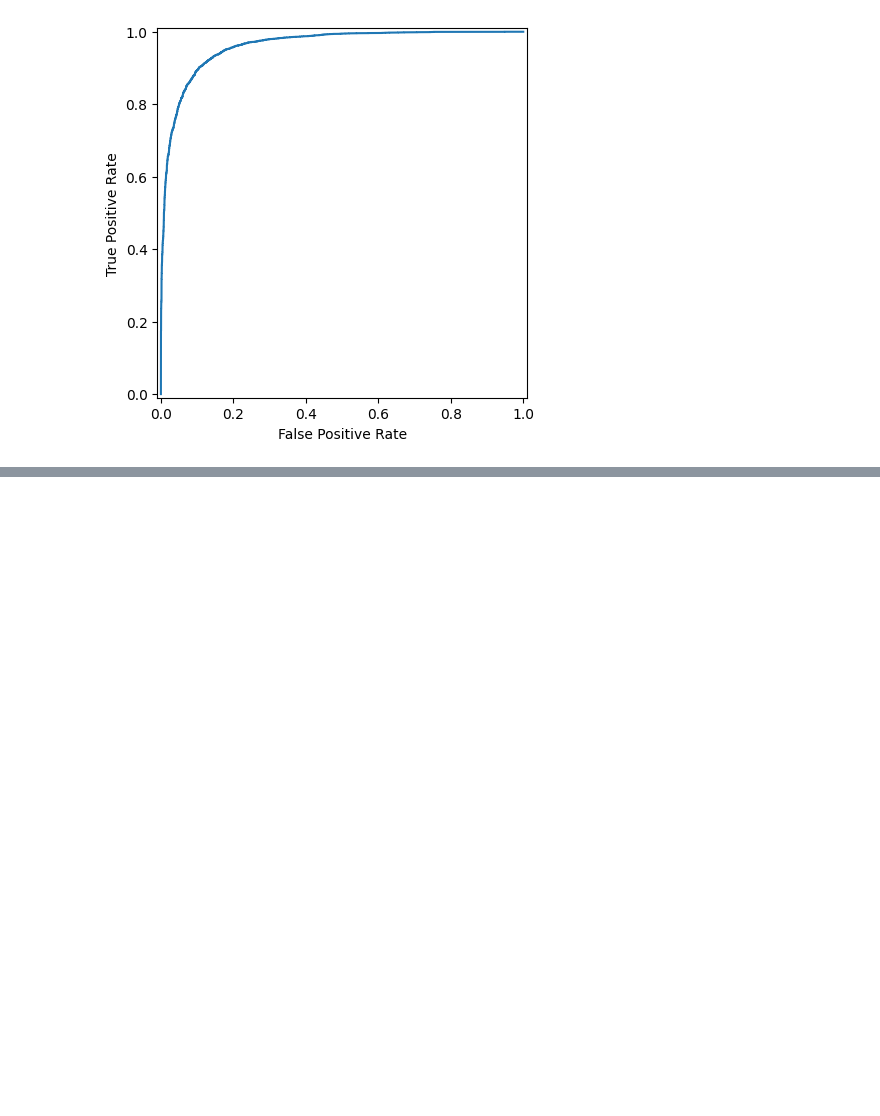
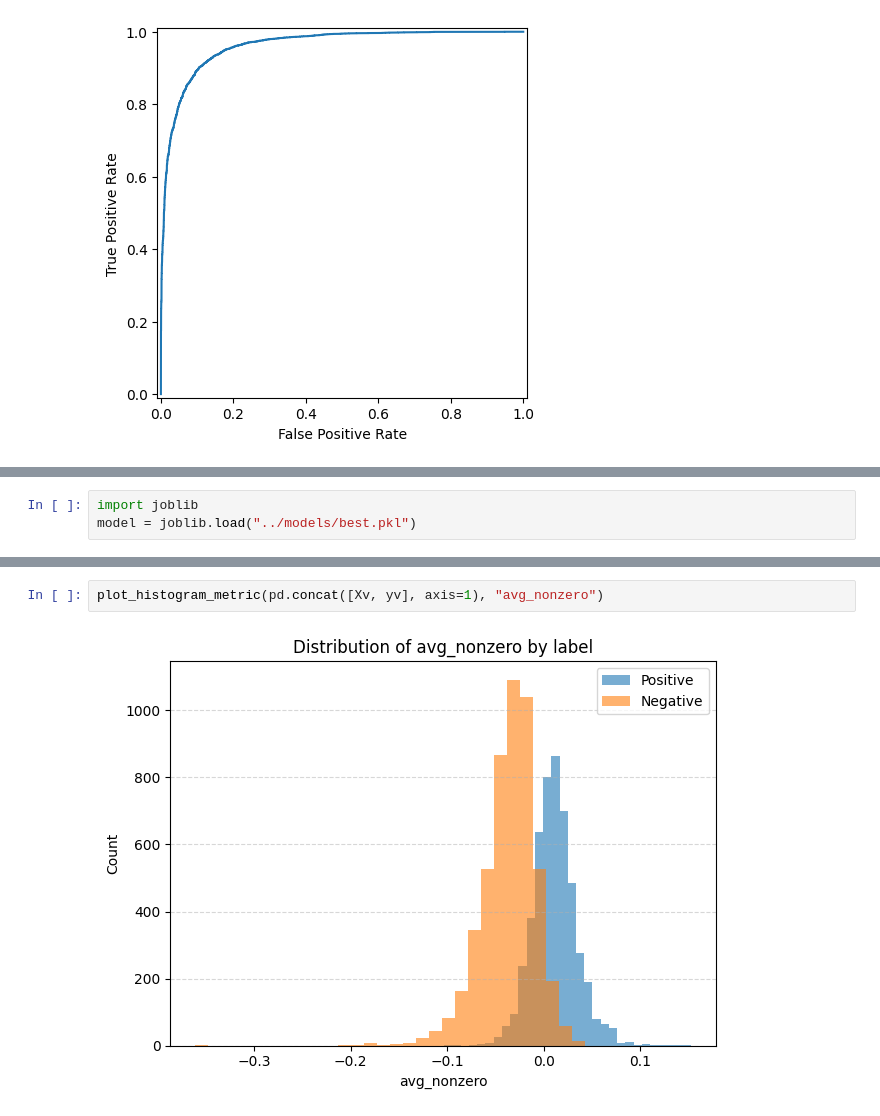
Before and after one commit to CariP03/Uniba_ICon_SentiView, a Jupyter notebook: notebooks/logistic_model_train.ipynb, the cells around one changed output, grey strips where cells are left out. Cells and saved outputs as stored; diff of their text form; blank space fills up the shorter version.

```diff
--- a/notebooks/logistic_model_train.ipynb
+++ b/notebooks/logistic_model_train.ipynb
@@ -343,0 +349,3 @@ weighted avg       0.90      0.90      0.90     10000
+# %%
+import joblib
+model = joblib.load("../models/best.pkl")
@@ -343,0 +471,4 @@ weighted avg       0.90      0.90      0.90     10000
+# %%
+plot_histogram_metric(pd.concat([Xv, yv], axis=1), "avg_nonzero")
+# %% [output]
+[figure, added]
```
Also changed, not shown: parts of 23 cells of this notebook, 5 other files.
